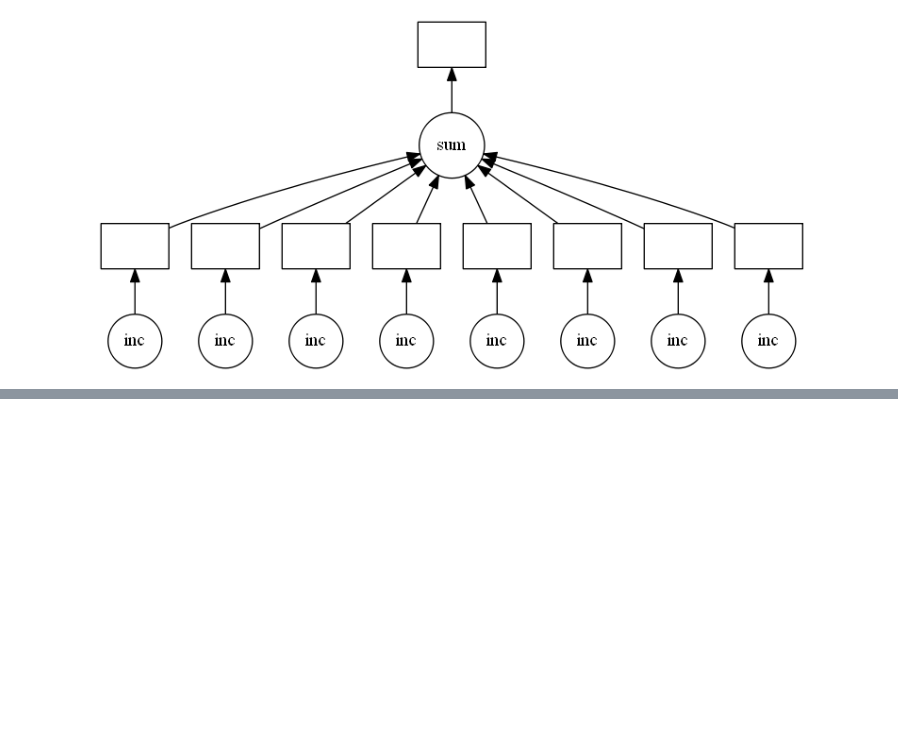
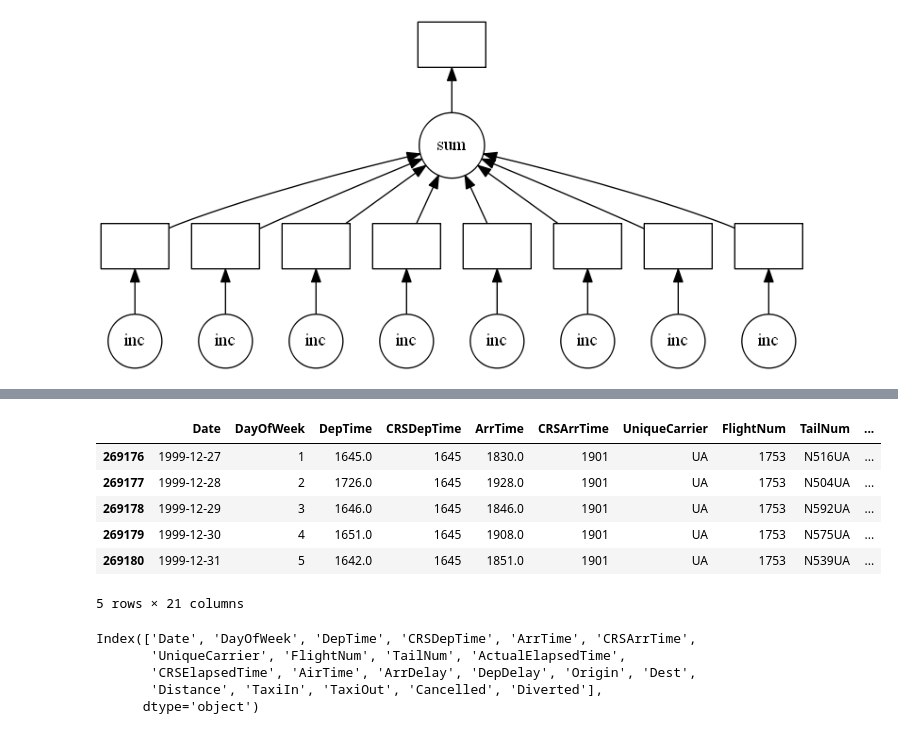
Before and after one commit to adharangaonkar/Dask-Repo, a Jupyter notebook: Parallelize code with dask.delayed.ipynb, the cells around one changed output, grey strips where cells are left out. Drawn from its saved outputs; the diff is of its cells as text; code cells hidden in the pictures; blank space fills up the shorter version.

```diff
--- a/Parallelize code with dask.delayed.ipynb
+++ b/Parallelize code with dask.delayed.ipynb
@@ -107,0 +182,18 @@ total.visualize()
+# %%
+df.tail()
+# %% [output]
+|  | Date | DayOfWeek | DepTime | CRSDepTime | ArrTime | CRSArrTime | UniqueCarrier | FlightNum | TailNum | ... |
+| 269176 | 1999-12-27 | 1 | 1645.0 | 1645 | 1830.0 | 1901 | UA | 1753 | N516UA | ... |
+| 269177 | 1999-12-28 | 2 | 1726.0 | 1645 | 1928.0 | 1901 | UA | 1753 | N504UA | ... |
+| 269178 | 1999-12-29 | 3 | 1646.0 | 1645 | 1846.0 | 1901 | UA | 1753 | N592UA | ... |
+| 269179 | 1999-12-30 | 4 | 1651.0 | 1645 | 1908.0 | 1901 | UA | 1753 | N575UA | ... |
+| 269180 | 1999-12-31 | 5 | 1642.0 | 1645 | 1851.0 | 1901 | UA | 1753 | N539UA | ... |
+5 rows × 21 columns
+# %%
+df.columns
+# %% [output]
+Index(['Date', 'DayOfWeek', 'DepTime', 'CRSDepTime', 'ArrTime', 'CRSArrTime',
+       'UniqueCarrier', 'FlightNum', 'TailNum', 'ActualElapsedTime',
+       'CRSElapsedTime', 'AirTime', 'ArrDelay', 'DepDelay', 'Origin', 'Dest',
+       'Distance', 'TaxiIn', 'TaxiOut', 'Cancelled', 'Diverted'],
+      dtype='object')
```
Also changed, not shown: parts of 12 cells of this notebook.
